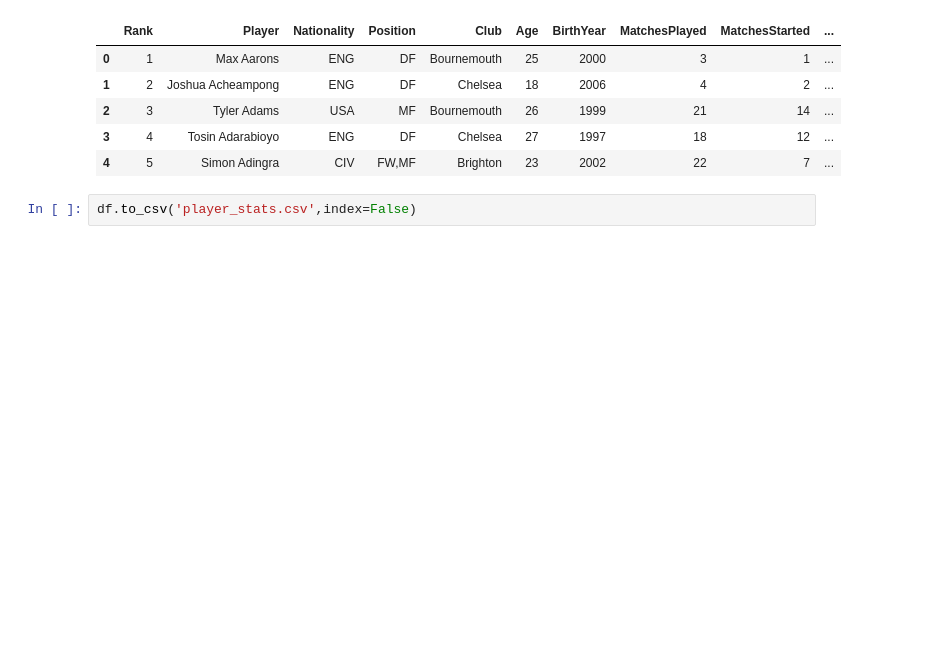
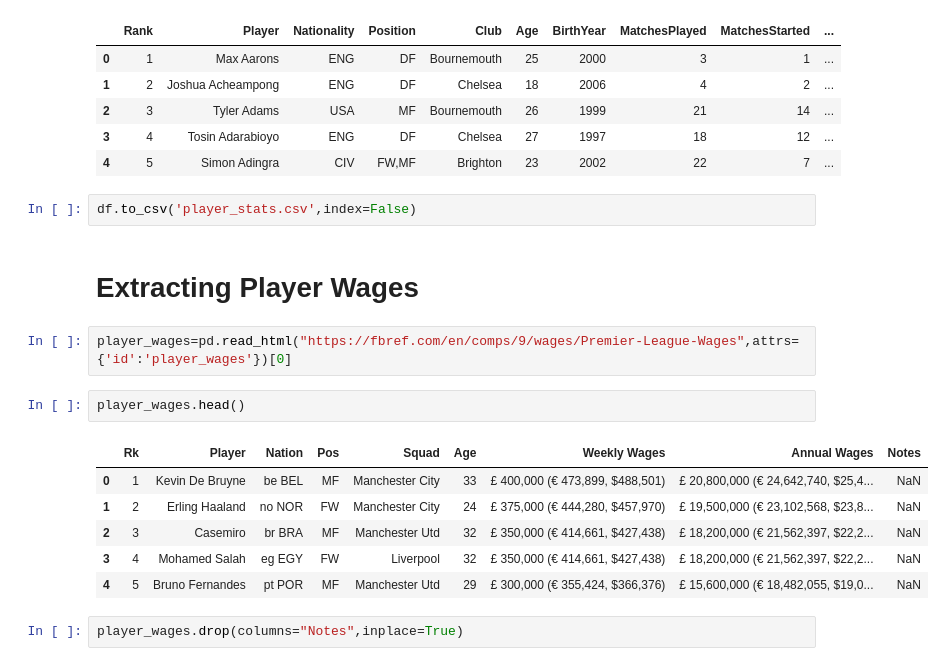
Before and after one commit to AvirukthGT/PremierLeagueAnalysis, a Jupyter notebook: players.ipynb, the cells around one changed output. Drawn from its saved outputs; the diff is of its cells as text; blank space fills up the shorter version.

```diff
--- a/players.ipynb
+++ b/players.ipynb
@@ -232,3 +232,18 @@ df.head()
 | 4 | 5 | Simon Adingra | CIV | FW,MF | Brighton | 23 | 2002 | 22 | 7 | ... |
 # %%
 df.to_csv('player_stats.csv',index=False)
+# %% [markdown]
+# Extracting Player Wages
+# %%
+player_wages=pd.read_html("https://fbref.com/en/comps/9/wages/Premier-League-Wages",attrs={'id':'player_wages'})[0]
+# %%
+player_wages.head()
+# %% [output]
+|  | Rk | Player | Nation | Pos | Squad | Age | Weekly Wages | Annual Wages | Notes |
+| 0 | 1 | Kevin De Bruyne | be BEL | MF | Manchester City | 33 | £ 400,000 (€ 473,899, $488,501) | £ 20,800,000 (€ 24,642,740, $25,4... | NaN |
+| 1 | 2 | Erling Haaland | no NOR | FW | Manchester City | 24 | £ 375,000 (€ 444,280, $457,970) | £ 19,500,000 (€ 23,102,568, $23,8... | NaN |
+| 2 | 3 | Casemiro | br BRA | MF | Manchester Utd | 32 | £ 350,000 (€ 414,661, $427,438) | £ 18,200,000 (€ 21,562,397, $22,2... | NaN |
+| 3 | 4 | Mohamed Salah | eg EGY | FW | Liverpool | 32 | £ 350,000 (€ 414,661, $427,438) | £ 18,200,000 (€ 21,562,397, $22,2... | NaN |
+| 4 | 5 | Bruno Fernandes | pt POR | MF | Manchester Utd | 29 | £ 300,000 (€ 355,424, $366,376) | £ 15,600,000 (€ 18,482,055, $19,0... | NaN |
+# %%
+player_wages.drop(columns="Notes",inplace=True)
```
Also changed, not shown: parts of 5 cells of this notebook, 1 other file.
